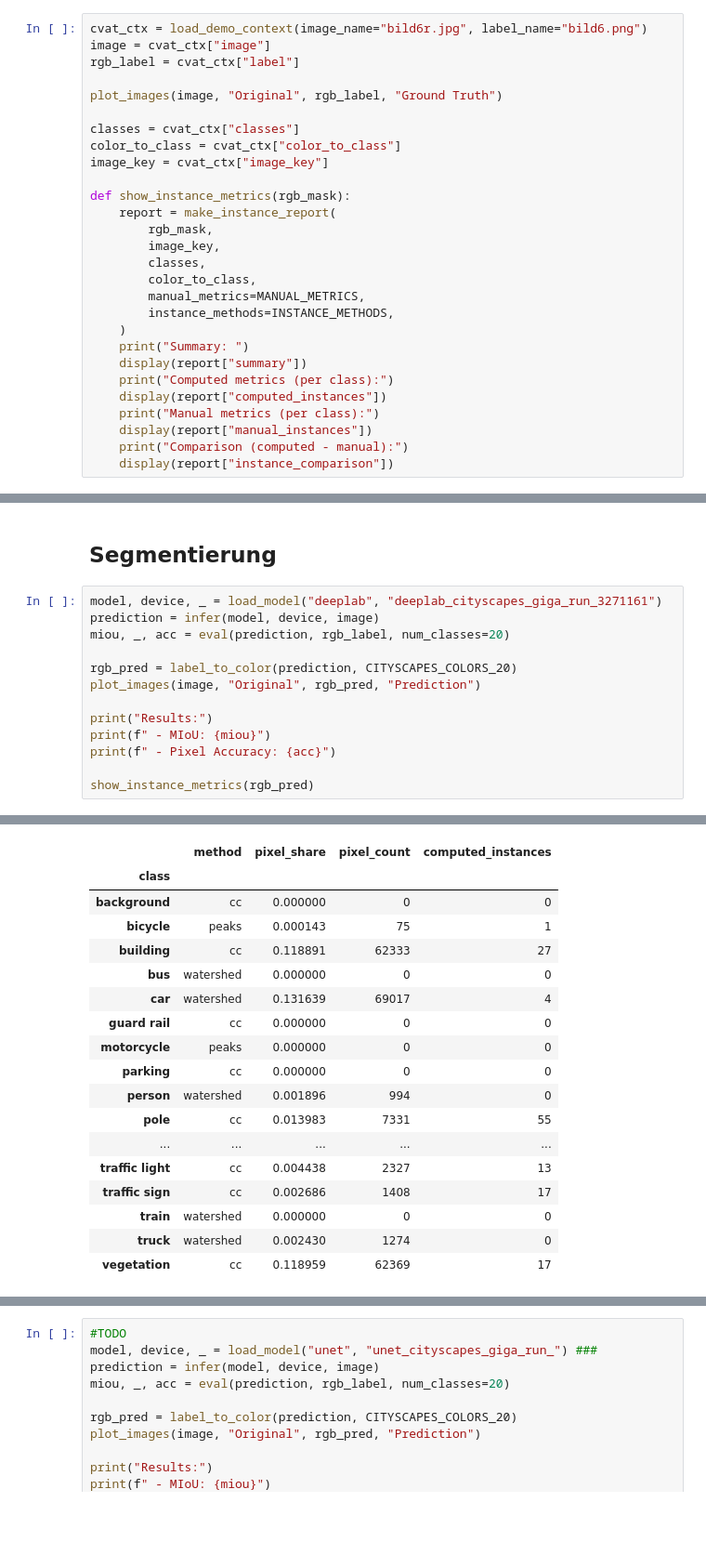
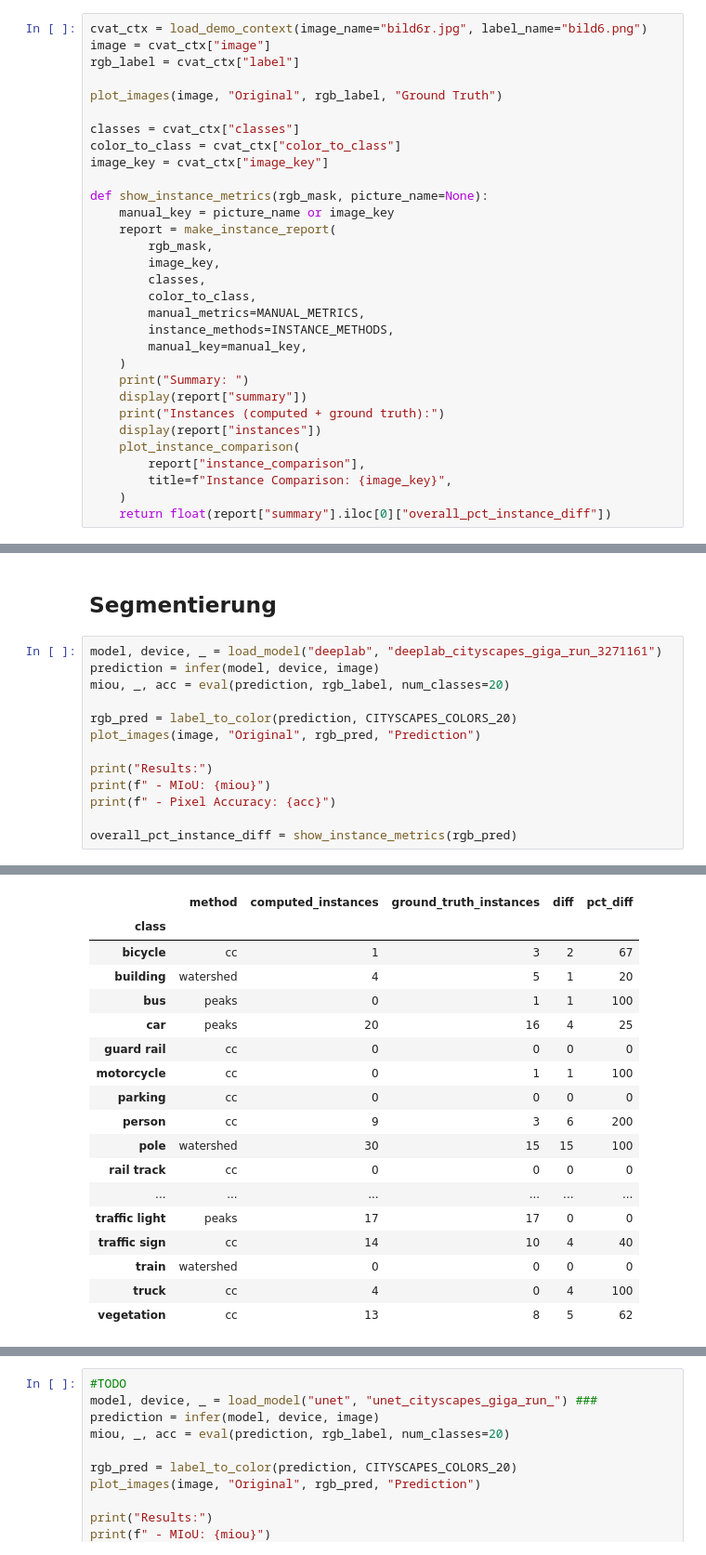
Before and after one commit to lucauhl/Semantic-Segmentation-Traffic-Scenes, a Jupyter notebook: 05_evaluation/demo.ipynb, the cells around one changed output, grey strips where cells are left out. Shown at 93% size. Drawn from its saved outputs; the diff is of its cells as text; blank space fills up the shorter version.

Commit message:
enhanced metrics detection for demo

```diff
--- a/05_evaluation/demo.ipynb
+++ b/05_evaluation/demo.ipynb
@@ -18,7 +18,8 @@ classes = cvat_ctx["classes"]
 color_to_class = cvat_ctx["color_to_class"]
 image_key = cvat_ctx["image_key"]
 
-def show_instance_metrics(rgb_mask):
+def show_instance_metrics(rgb_mask, picture_name=None):
+    manual_key = picture_name or image_key
     report = make_instance_report(
         rgb_mask,
         image_key,
@@ -26,15 +27,17 @@ def show_instance_metrics(rgb_mask):
         color_to_class,
         manual_metrics=MANUAL_METRICS,
         instance_methods=INSTANCE_METHODS,
+        manual_key=manual_key,
     )
     print("Summary: ")
     display(report["summary"])
-    print("Computed metrics (per class):")
-    display(report["computed_instances"])
-    print("Manual metrics (per class):")
-    display(report["manual_instances"])
-    print("Comparison (computed - manual):")
-    display(report["instance_comparison"])
+    print("Instances (computed + ground truth):")
+    display(report["instances"])
+    plot_instance_comparison(
+        report["instance_comparison"],
+        title=f"Instance Comparison: {image_key}",
+    )
+    return float(report["summary"].iloc[0]["overall_pct_instance_diff"])
 # %% [output]
 [figure]
 # %% [markdown]
@@ -51,7 +54,7 @@ print("Results:")
 print(f" - MIoU: {miou}")
 print(f" - Pixel Accuracy: {acc}")
 
-show_instance_metrics(rgb_pred)
+overall_pct_instance_diff = show_instance_metrics(rgb_pred)
 # %% [output]
 Loaded model: deeplabv3plus
 Best checkpoint:
@@ -74,18 +77,18 @@ Computed metrics (per class):
-|  | method | pixel_share | pixel_count | computed_instances |
-| class |  |  |  |  |
-| background | cc | 0.000000 | 0 | 0 |
-| bicycle | peaks | 0.000143 | 75 | 1 |
-| building | cc | 0.118891 | 62333 | 27 |
-| bus | watershed | 0.000000 | 0 | 0 |
-| car | watershed | 0.131639 | 69017 | 4 |
-| guard rail | cc | 0.000000 | 0 | 0 |
-| motorcycle | peaks | 0.000000 | 0 | 0 |
-| parking | cc | 0.000000 | 0 | 0 |
-| person | watershed | 0.001896 | 994 | 0 |
-| pole | cc | 0.013983 | 7331 | 55 |
-| ... | ... | ... | ... | ... |
-| traffic light | cc | 0.004438 | 2327 | 13 |
-| traffic sign | cc | 0.002686 | 1408 | 17 |
-| train | watershed | 0.000000 | 0 | 0 |
-| truck | watershed | 0.002430 | 1274 | 0 |
-| vegetation | cc | 0.118959 | 62369 | 17 |
+|  | method | computed_instances | ground_truth_instances | diff | pct_diff |
+| class |  |  |  |  |  |
+| bicycle | cc | 1 | 3 | 2 | 67 |
+| building | watershed | 4 | 5 | 1 | 20 |
+| bus | peaks | 0 | 1 | 1 | 100 |
+| car | peaks | 20 | 16 | 4 | 25 |
+| guard rail | cc | 0 | 0 | 0 | 0 |
+| motorcycle | cc | 0 | 1 | 1 | 100 |
+| parking | cc | 0 | 0 | 0 | 0 |
+| person | cc | 9 | 3 | 6 | 200 |
+| pole | watershed | 30 | 15 | 15 | 100 |
+| rail track | cc | 0 | 0 | 0 | 0 |
+| ... | ... | ... | ... | ... | ... |
+| traffic light | peaks | 17 | 17 | 0 | 0 |
+| traffic sign | cc | 14 | 10 | 4 | 40 |
+| train | watershed | 0 | 0 | 0 | 0 |
+| truck | cc | 4 | 0 | 4 | 100 |
+| vegetation | cc | 13 | 8 | 5 | 62 |
```
Also changed, not shown: parts of 2 cells of this notebook, 1 other file.
